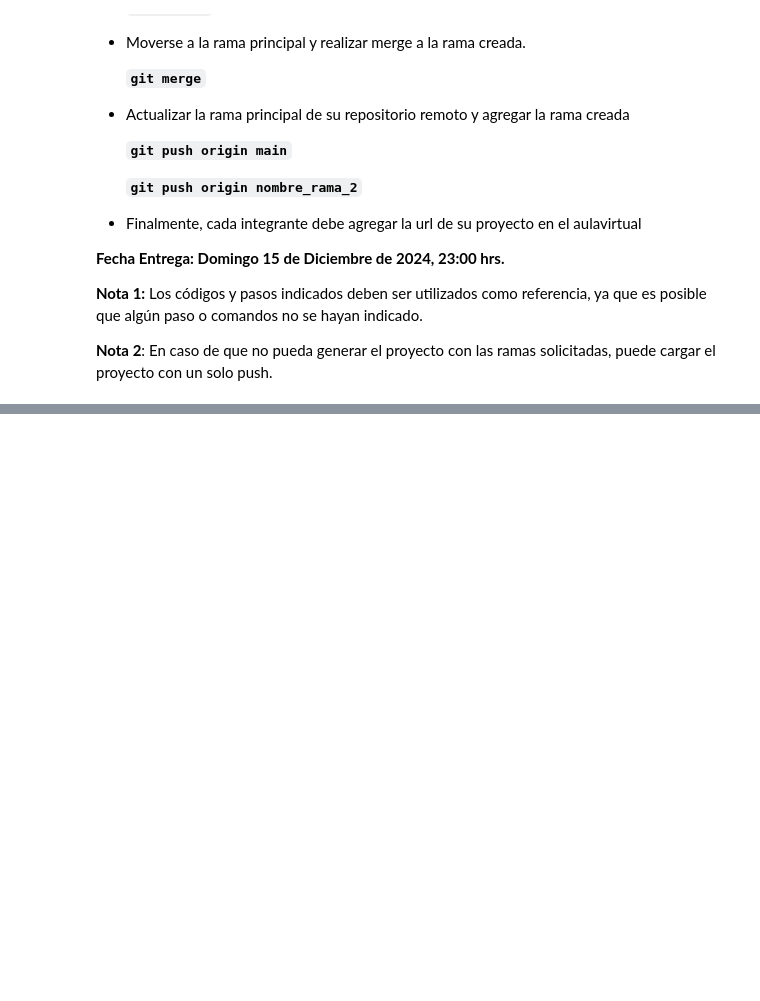
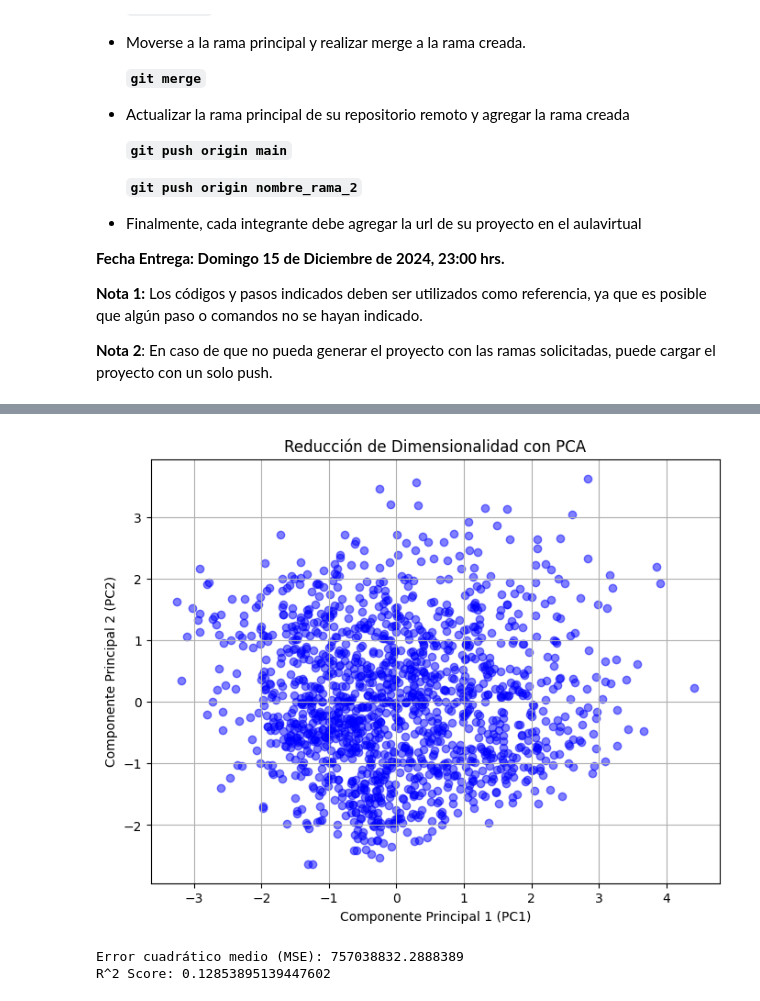
Before and after one commit to ivancitto/Final_Examen, a Jupyter notebook: Examen_final.ipynb, the cells around one changed output, grey strips where cells are left out. Cells and saved outputs as stored; diff of their text form; code cells hidden in the pictures; blank space fills up the shorter version.

```diff
--- a/Examen_final.ipynb
+++ b/Examen_final.ipynb
@@ -119,0 +226,9 @@ Debe guardar su proyecto y agregar el archivo a Git y comentarlo.
+# %%
+#@title Analísis PCA
+#Seleccionamos las columnas númericas.
+features = ['estatura', 'peso', 'educacion','ejercicio',
+          'edad']
+
+#Escalamiento de los datos
+scaler = StandardScaler()
+x = scaler.fit_transform(data[features])
@@ -119,0 +252,32 @@ Debe guardar su proyecto y agregar el archivo a Git y comentarlo.
+# %%
+#@title visualizacion
+plt.figure(figsize=(8, 6))
+plt.scatter(pca_df['PC1'], pca_df['PC2'], c='blue', alpha=0.5)
+plt.title('Reducción de Dimensionalidad con PCA')
+plt.xlabel('Componente Principal 1 (PC1)')
+plt.ylabel('Componente Principal 2 (PC2)')
+plt.grid()
+plt.show()
+#En el README en la rama pca del github, se encuentra los supuestos que cumple.
+# %% [output]
+[figure, added]
+# %%
+X = data[['educacion', 'edad', 'peso', 'estatura']]  # Variables predictoras
+y = data['ingresos']  # Variable objetivo
+
+#division train y test.
+X_train, X_test, y_train, y_test = train_test_split(X, y, test_size=0.2, random_state=42)
+
+#Entrenar el modelo.
+model = LinearRegression()
+model.fit(X_train, y_train)
+
+#Predicciones
+y_pred = model.predict(X_test)
+
+#evaluación del modelo
+print("Error cuadrático medio (MSE):", mean_squared_error(y_test, y_pred))
+print("R^2 Score:", r2_score(y_test, y_pred))
+# %% [output]
+Error cuadrático medio (MSE): 757038832.2888389
+R^2 Score: 0.12853895139447602
```
Also changed, not shown: parts of 16 cells of this notebook.
